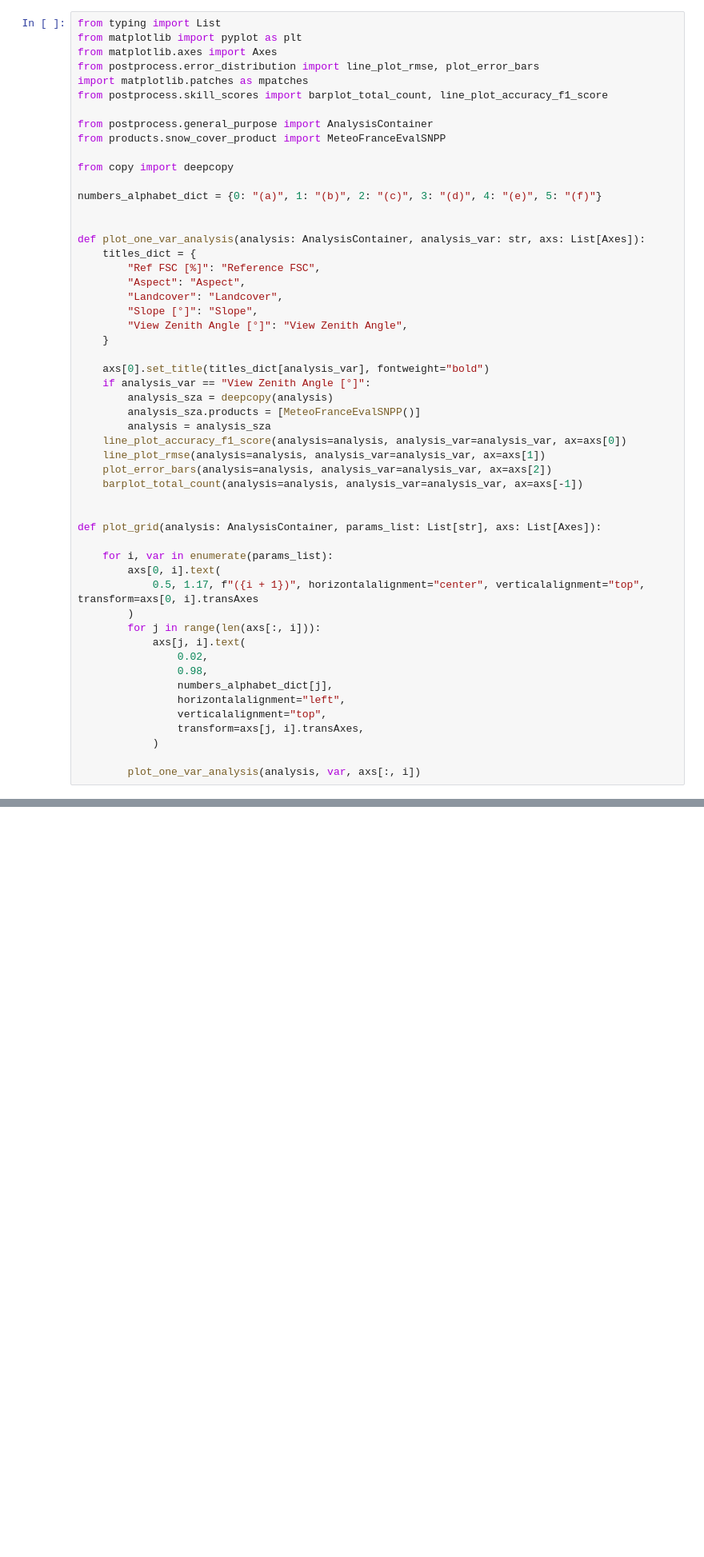
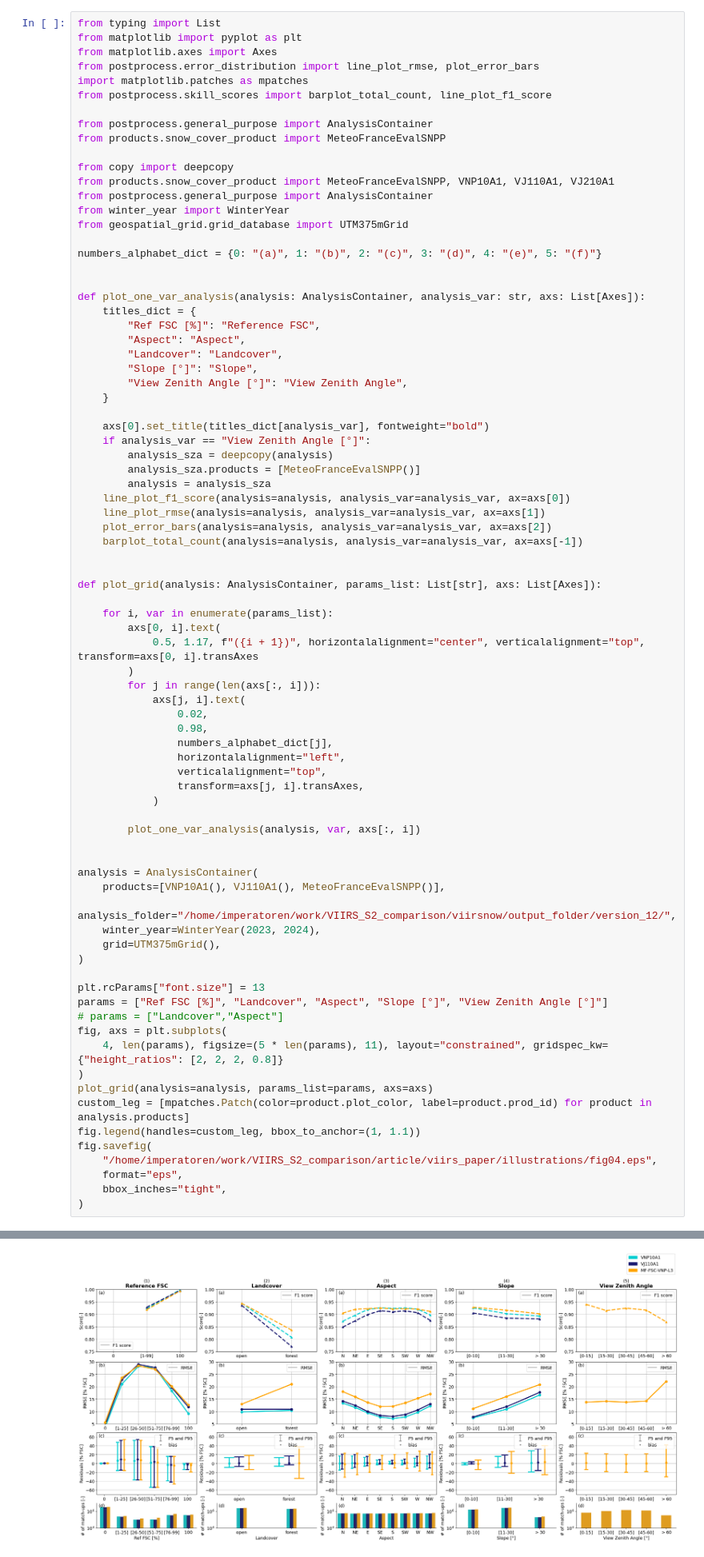
Before and after one commit to nicolaimpe/viirsnow, a Jupyter notebook: notebooks/article_illustrations.ipynb, the cells around one changed output, grey strips where cells are left out. Shown at 80% size. Drawn from its saved outputs; the diff is of its cells as text; blank space fills up the shorter version.

Commit message:
graph generation and small changes for submission after reviews

```diff
--- a/notebooks/article_illustrations.ipynb
+++ b/notebooks/article_illustrations.ipynb
@@ -4,12 +87,16 @@ from matplotlib import pyplot as plt
 from matplotlib.axes import Axes
 from postprocess.error_distribution import line_plot_rmse, plot_error_bars
 import matplotlib.patches as mpatches
-from postprocess.skill_scores import barplot_total_count, line_plot_accuracy_f1_score
+from postprocess.skill_scores import barplot_total_count, line_plot_f1_score
 
 from postprocess.general_purpose import AnalysisContainer
 from products.snow_cover_product import MeteoFranceEvalSNPP
 
 from copy import deepcopy
+from products.snow_cover_product import MeteoFranceEvalSNPP, VNP10A1, VJ110A1, VJ210A1
+from postprocess.general_purpose import AnalysisContainer
+from winter_year import WinterYear
+from geospatial_grid.grid_database import UTM375mGrid
 
 numbers_alphabet_dict = {0: "(a)", 1: "(b)", 2: "(c)", 3: "(d)", 4: "(e)", 5: "(f)"}
 
@@ -28,7 +115,7 @@ def plot_one_var_analysis(analysis: AnalysisContainer, analysis_var: str, axs: L
         analysis_sza = deepcopy(analysis)
         analysis_sza.products = [MeteoFranceEvalSNPP()]
         analysis = analysis_sza
-    line_plot_accuracy_f1_score(analysis=analysis, analysis_var=analysis_var, ax=axs[0])
+    line_plot_f1_score(analysis=analysis, analysis_var=analysis_var, ax=axs[0])
     line_plot_rmse(analysis=analysis, analysis_var=analysis_var, ax=axs[1])
     plot_error_bars(analysis=analysis, analysis_var=analysis_var, ax=axs[2])
     barplot_total_count(analysis=analysis, analysis_var=analysis_var, ax=axs[-1])
@@ -51,3 +138,27 @@ def plot_grid(analysis: AnalysisContainer, params_list: List[str], axs: List[Axe
             )
 
         plot_one_var_analysis(analysis, var, axs[:, i])
+
+
+analysis = AnalysisContainer(
+    products=[VNP10A1(), VJ110A1(), MeteoFranceEvalSNPP()],
+    analysis_folder="/home/imperatoren/work/VIIRS_S2_comparison/viirsnow/output_folder/version_12/",
+    winter_year=WinterYear(2023, 2024),
+    grid=UTM375mGrid(),
+)
+
+plt.rcParams["font.size"] = 13
+params = ["Ref FSC [%]", "Landcover", "Aspect", "Slope [°]", "View Zenith Angle [°]"]
+# params = ["Landcover","Aspect"]
+fig, axs = plt.subplots(
+    4, len(params), figsize=(5 * len(params), 11), layout="constrained", gridspec_kw={"height_ratios": [2, 2, 2, 0.8]}
+)
+plot_grid(analysis=analysis, params_list=params, axs=axs)
+custom_leg = [mpatches.Patch(color=product.plot_color, label=product.prod_id) for product in analysis.products]
+fig.legend(handles=custom_leg, bbox_to_anchor=(1, 1.1))
+fig.savefig(
+    "/home/imperatoren/work/VIIRS_S2_comparison/article/viirs_paper/illustrations/fig04.eps",
+    format="eps",
+    bbox_inches="tight",
+)
+# %% [output]
@@ -53,0 +166 @@ def plot_grid(analysis: AnalysisContainer, params_list: List[str], axs: List[Axe
+[figure, added]
```
Also changed, not shown: parts of 22 cells of this notebook, 10 other files.
